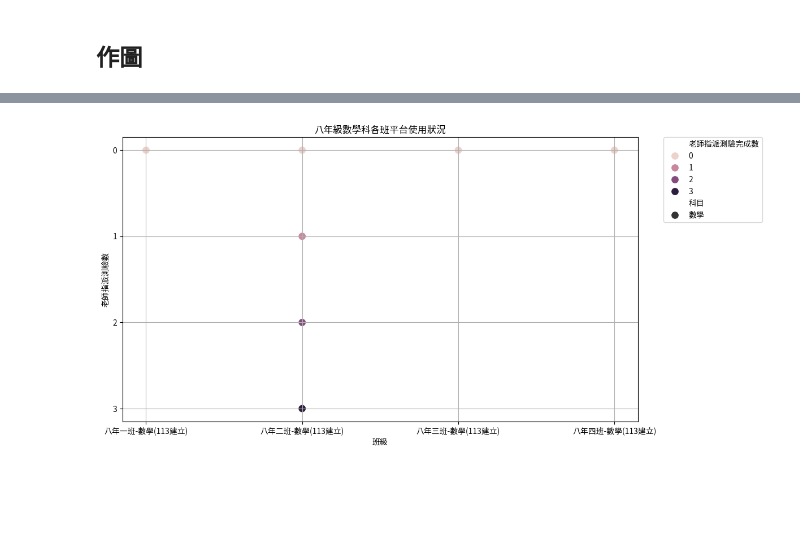
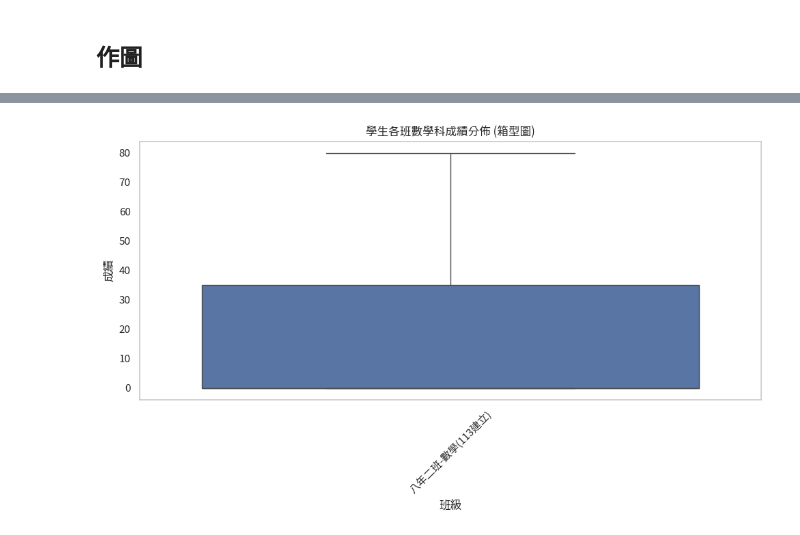
Before and after one commit to Emily-Hsu2004/edu-data-mining-, a Jupyter notebook: 練習/week3-課堂練習1.ipynb, the cells around one changed output, grey strips where cells are left out. Drawn from its saved outputs; the diff is of its cells as text; code cells hidden in the pictures; blank space fills up the shorter version.

```diff
--- a/練習/week3-課堂練習1.ipynb
+++ b/練習/week3-課堂練習1.ipynb
@@ -225,23 +281,13 @@ plt.show()
 # %%
-# 讀取
-df_8_c_m=df_8[df_8["科目"].isin(["數學"])]
-
-# 繪製散佈圖
-plt.figure(figsize=(12, 6))
-sns.scatterplot(
-    data=df_8_c_m,
-    x="班級",
-    y="老師指派測驗數",
-    hue="老師指派測驗完成數",
-    style="科目",
-    s=100,
-)
-plt.title("八年級數學科各班平台使用狀況")
+df_8_c_m_s=df_8_c_m[df_8_c_m["班級"].isin(["八年二班-數學(113建立)"])]
+plt.figure(figsize=(10, 6))
+sns.boxplot(x="班級", y="指派測驗平均成績", data=df_8_c_m_s)
+plt.title("學生各班數學科成績分佈 (箱型圖)")
 plt.xlabel("班級")
-plt.ylabel("老師指派測驗數")
-plt.legend(bbox_to_anchor=(1.05, 1), loc=2, borderaxespad=0.0)
-plt.grid(True)
+plt.ylabel("成績")
+plt.xticks(rotation=45)
+plt.grid(axis="y")
 plt.tight_layout()
 plt.show()
 # %% [output]
-[figure, old version]
+[figure, new version]
```
Also changed, not shown: parts of 15 cells of this notebook.
